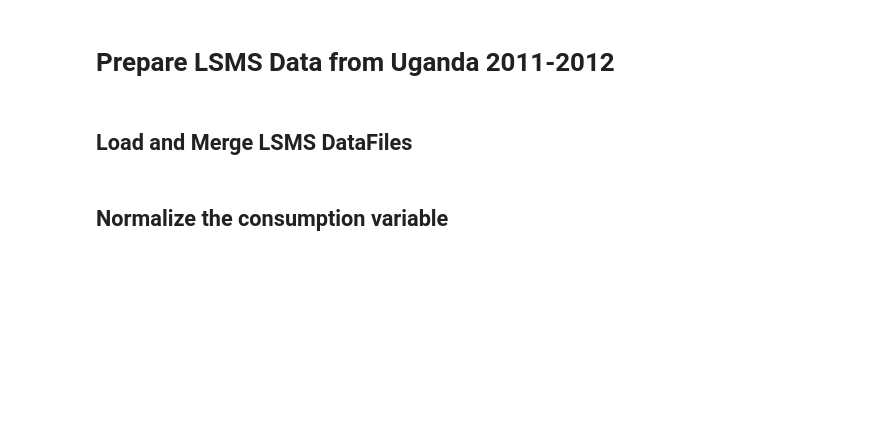
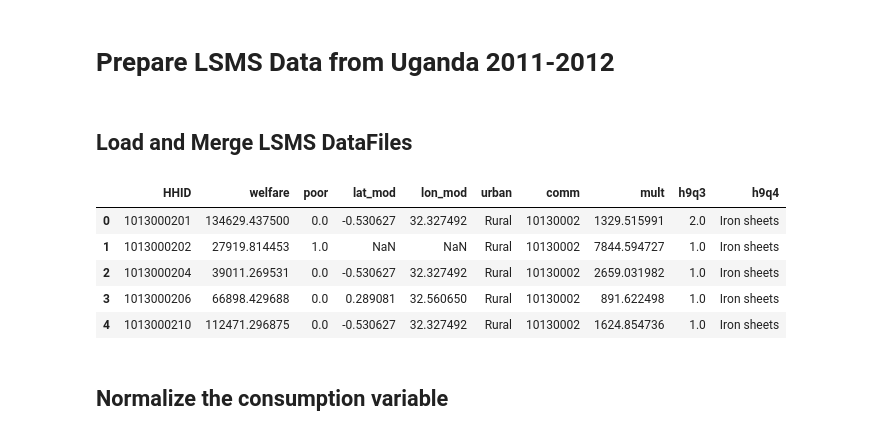
Before and after one commit to WFP-VAM/HRM, a Jupyter notebook: Notebooks/1. Extracting Indicators from LSMS 2011-12 Uganda-py3.ipynb, the cells around one changed output. Saved outputs shown, nothing was run; the diff lists cells and outputs as text; code cells hidden in the pictures; blank space fills up the shorter version.

```diff
--- a/Notebooks/1. Extracting Indicators from LSMS 2011-12 Uganda-py3.ipynb
+++ b/Notebooks/1. Extracting Indicators from LSMS 2011-12 Uganda-py3.ipynb
@@ -26,6 +26,15 @@ hh_data_2011_weights=pd.read_stata("../Data/HH/WB/UGA_2011_UNPS_v01_M_STATA/GSEC
 hh_data_2011_assets=pd.read_stata("../Data/HH/WB/UGA_2011_UNPS_v01_M_STATA/GSEC9A.dta")[["HHID","h9q3","h9q4"]]
 # %%
 hh_data_2011=hh_data_2011_cons.merge(hh_data_2011_coords).merge(hh_data_2011_weights).merge(hh_data_2011_assets)
+# %%
+hh_data_2011.head()
+# %% [output]
+|  | HHID | welfare | poor | lat_mod | lon_mod | urban | comm | mult | h9q3 | h9q4 |
+| 0 | 1013000201 | 134629.437500 | 0.0 | -0.530627 | 32.327492 | Rural | 10130002 | 1329.515991 | 2.0 | Iron sheets |
+| 1 | 1013000202 | 27919.814453 | 1.0 | NaN | NaN | Rural | 10130002 | 7844.594727 | 1.0 | Iron sheets |
+| 2 | 1013000204 | 39011.269531 | 0.0 | -0.530627 | 32.327492 | Rural | 10130002 | 2659.031982 | 1.0 | Iron sheets |
+| 3 | 1013000206 | 66898.429688 | 0.0 | 0.289081 | 32.560650 | Rural | 10130002 | 891.622498 | 1.0 | Iron sheets |
+| 4 | 1013000210 | 112471.296875 | 0.0 | -0.530627 | 32.327492 | Rural | 10130002 | 1624.854736 | 1.0 | Iron sheets |
 # %% [markdown]
 ## Normalize the consumption variable
 # %%
```
Also changed, not shown: 2 other files.
